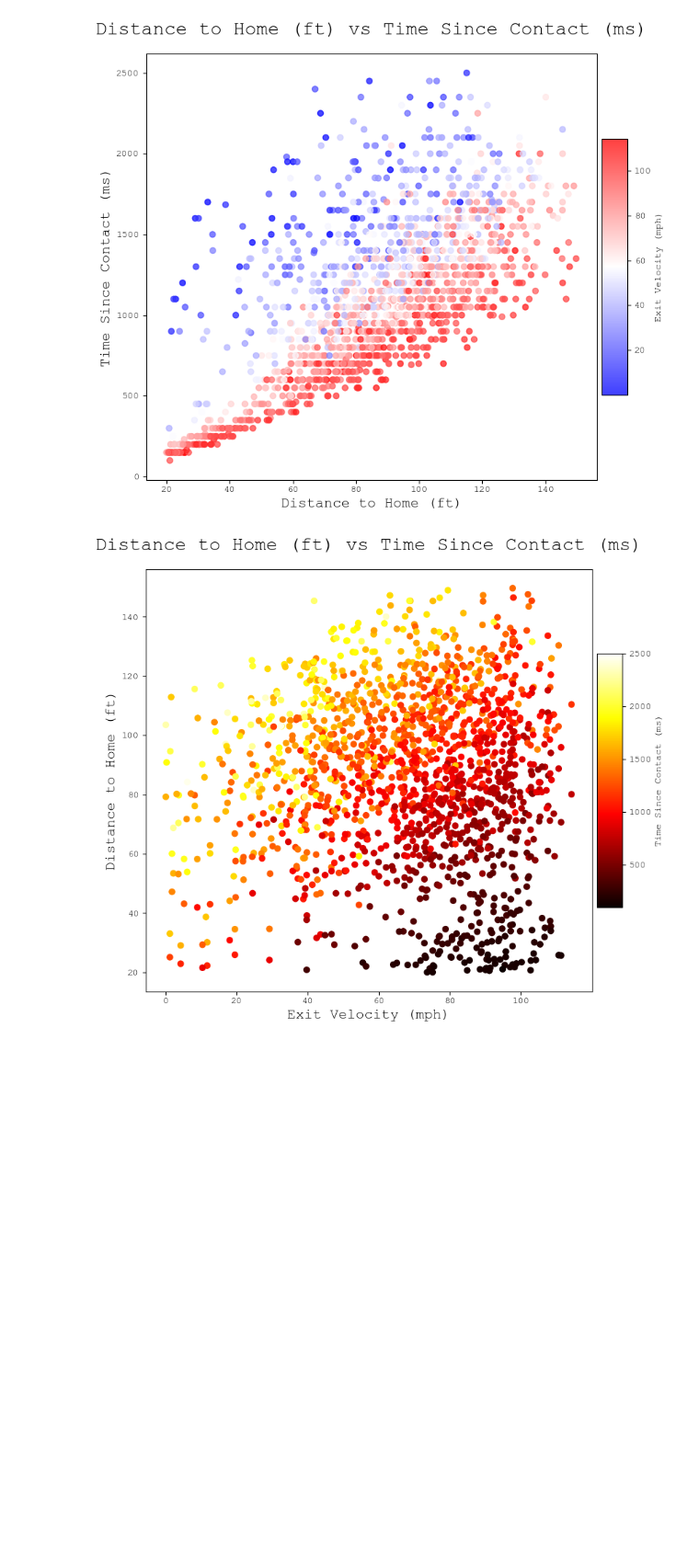
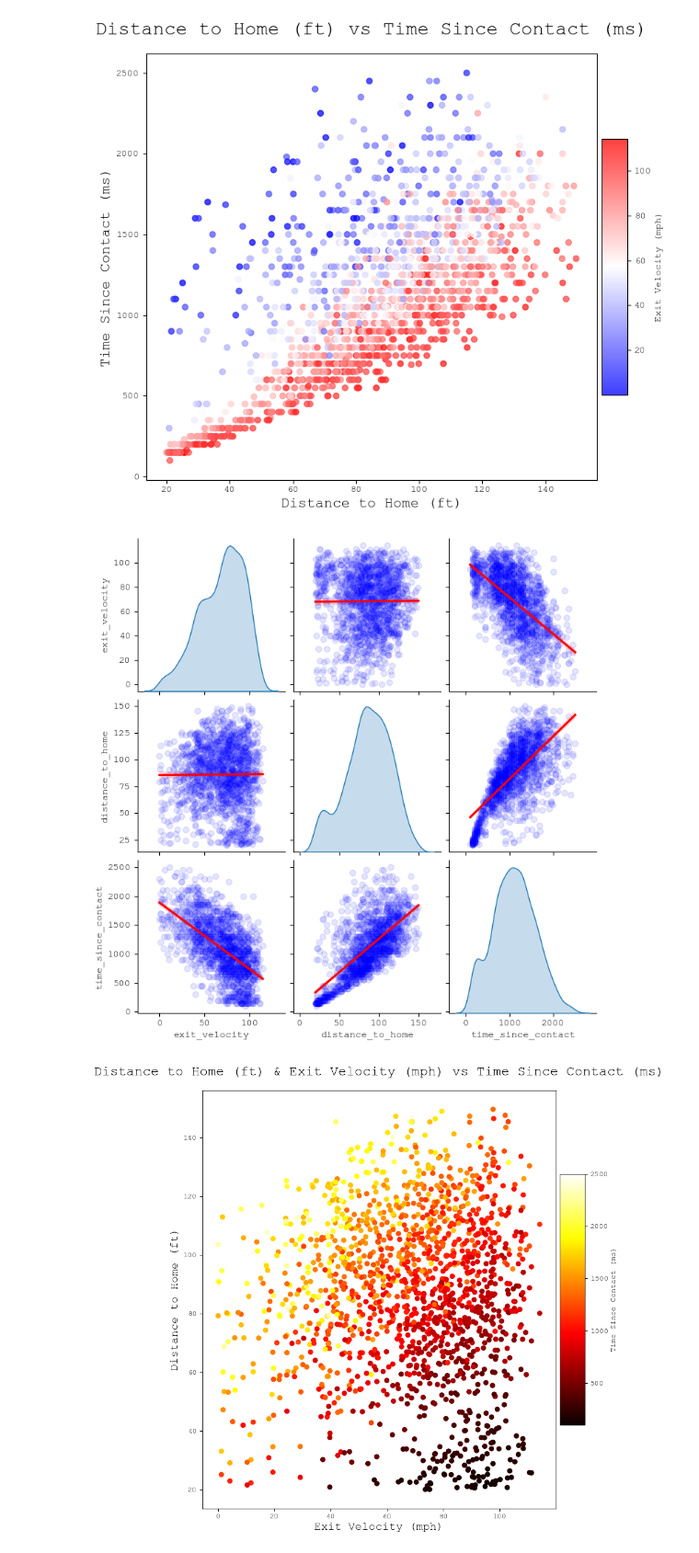
Before and after one commit to Ethan-Park57/smt-data-challenge, a Jupyter notebook: notebook/factors/ball_time.ipynb, the cells around one changed output. Shown at 92% size. Cells and saved outputs as stored; diff of their text form; code cells hidden in the pictures; blank space fills up the shorter version.

```diff
--- a/notebook/factors/ball_time.ipynb
+++ b/notebook/factors/ball_time.ipynb
@@ -25,6 +49,7 @@ ball_pos_gb_df = pd.merge(ball_pos_df, inf_gb_df, on=['game_str', 'play_id', 'ti
 
 # Create an empty DataFrame to store calculated ball positions data
 gb_ball_pos_df = pd.DataFrame(columns=['exit_velocity', 'distance_to_home', 'time_since_contact'])
+gb_ball_pos_df_2 = pd.DataFrame(columns=['exit_velocity', 'distance_to_home', 'time_since_contact', 'num_bounces'])
 
 # Iterate through each row in the infield ground ball DataFrame
 for index, row in inf_gb_df.iterrows():
@@ -73,6 +98,15 @@ for index, row in inf_gb_df.iterrows():
     # Calculate exit velocity, convert from ft/ms to mph
     exit_velo = (distance_1_home - distance_0_home) / (ball_pos_timestamp_1 - ball_pos_timestamp_0) * 1000 * 0.6818
 
+    new_row_2 = {
+        'exit_velocity': exit_velo,
+        'distance_to_home': distance_1_home,
+        'num_bounces': row['num_bounces'],
+        'time_since_contact': row['timestamp'] - all_gb_df.loc[prelim_index, 'timestamp']
+    }
+    new_row_index_2 = gb_ball_pos_df_2.index.max() + 1 if not gb_ball_pos_df_2.empty else 0
+    gb_ball_pos_df_2.loc[new_row_index_2] = new_row_2
+
     # Use the bounces to add data to our sample
     for i in range(1, 4):
         if not math.isnan(row[f'bounce_{i}']):
@@ -100,7 +134,8 @@ for index, row in inf_gb_df.iterrows():
                 'distance_to_home': distance_bounce_home,
                 'time_since_contact': time_since_contact
             }
+
             new_row_index = gb_ball_pos_df.index.max() + 1 if not gb_ball_pos_df.empty else 0
             gb_ball_pos_df.loc[new_row_index] = new_row
 
-gb_ball_pos_df.head()
+gb_ball_pos_df_2.head()
@@ -207,13 +272,18 @@ plt.show()
 # %% [output]
 [figure]
 # %%
-plt.figure(figsize=(10, 8))
+# sns.pairplot(throw_time_df, vars=['total_throw_distance', 'total_throw_duration', 'throw_velo_mph'], kind='reg', diag_kind='kde', plot_kws={'line_kws':{'color':'red'}, 'scatter_kws': {'alpha': 0.1, 'color': 'blue'}})
+
+sns.pairplot(gb_ball_pos_df, vars=['exit_velocity', 'distance_to_home', 'time_since_contact'], kind='reg', diag_kind='kde', plot_kws={'line_kws':{'color':'red'}, 'scatter_kws': {'alpha': 0.1, 'color': 'blue'}})
+
+plt.figure(figsize=(10, 10))
 plt.scatter(x=gb_ball_pos_df['exit_velocity'], y=gb_ball_pos_df['distance_to_home'], c=gb_ball_pos_df['time_since_contact'], cmap='hot')
 plt.colorbar(label='Time Since Contact (ms)', pad=0.01, shrink=0.6, aspect=10, fraction=0.15)
 plt.xlabel('Exit Velocity (mph)', **label_font)
 plt.ylabel('Distance to Home (ft)', **label_font)
-plt.title('Distance to Home (ft) vs Time Since Contact (ms)', **title_font, pad=20)
+plt.title('Distance to Home (ft) & Exit Velocity (mph) vs Time Since Contact (ms)', **title_font, pad=20)
 plt.show()
 # %% [output]
-[figure, old version]
+[figure, new version]
+[figure, added]
 # %%
```
Also changed, not shown: parts of 7 cells of this notebook, 29 other files.
